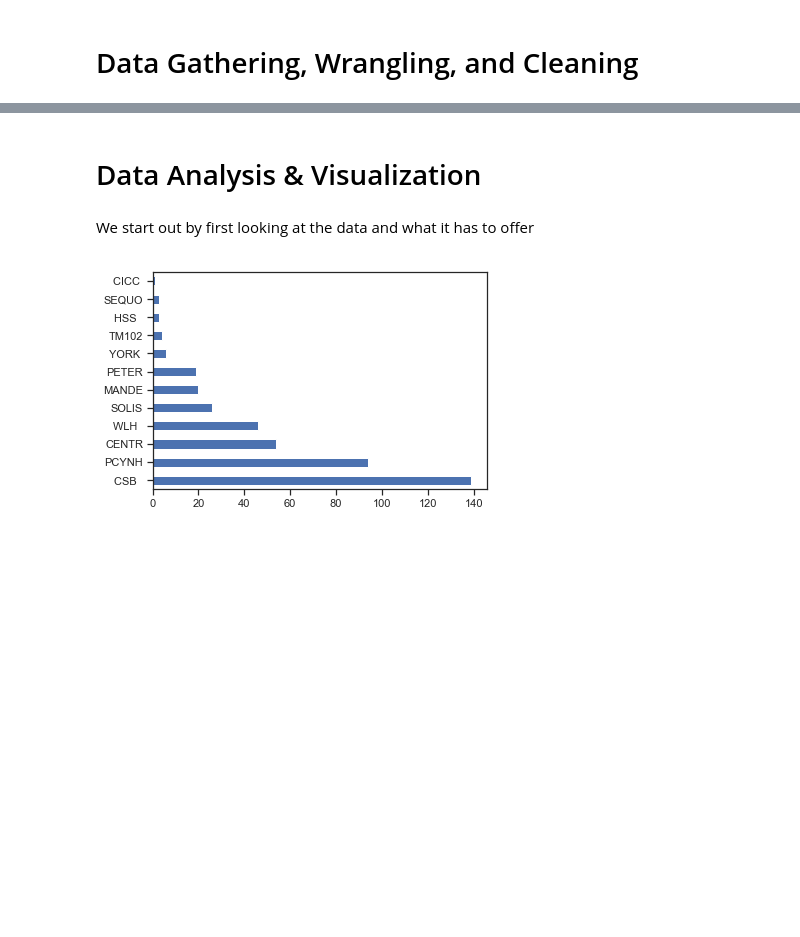
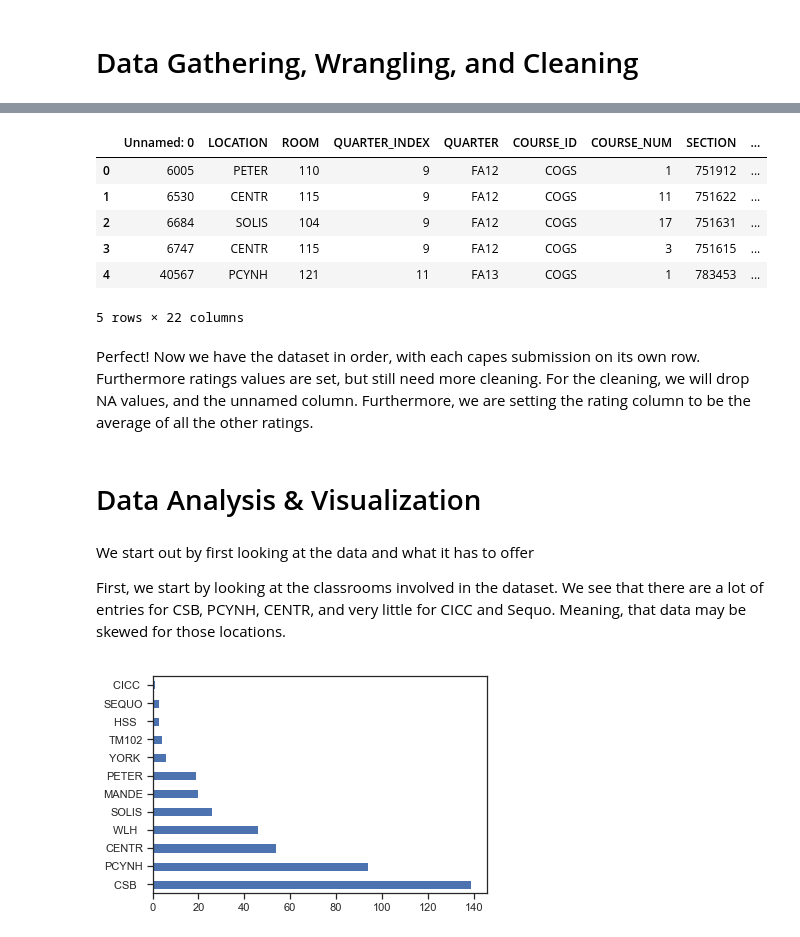
Before and after one commit to Steezy120/Magic-Classroom, a Jupyter notebook: Magic Classroom.ipynb, the cells around one changed output, grey strips where cells are left out. Saved outputs shown, nothing was run; the diff lists cells and outputs as text; code cells hidden in the pictures; blank space fills up the shorter version.

Commit message:
Update Magic Classroom.ipynb
Description Update

```diff
--- a/Magic Classroom.ipynb
+++ b/Magic Classroom.ipynb
@@ -205 +212,14 @@ See the caveats in the documentation: http://pandas.pydata.org/pandas-docs/stabl
+# %%
+df_cogs = pd.read_csv("COGS_CAPES.csv")
+df_cogs.head(5)
+# %% [output]
+|  | Unnamed: 0 | LOCATION | ROOM | QUARTER_INDEX | QUARTER | COURSE_ID | COURSE_NUM | SECTION | ... |
+| 0 | 6005 | PETER | 110 | 9 | FA12 | COGS | 1 | 751912 | ... |
+| 1 | 6530 | CENTR | 115 | 9 | FA12 | COGS | 11 | 751622 | ... |
+| 2 | 6684 | SOLIS | 104 | 9 | FA12 | COGS | 17 | 751631 | ... |
+| 3 | 6747 | CENTR | 115 | 9 | FA12 | COGS | 3 | 751615 | ... |
+| 4 | 40567 | PCYNH | 121 | 11 | FA13 | COGS | 1 | 783453 | ... |
+5 rows × 22 columns
+# %% [markdown]
+Perfect! Now we have the dataset in order, with each capes submission on its own row. Furthermore ratings values are set, but still need more cleaning. For the cleaning, we will drop NA values, and the unnamed column. Furthermore, we are setting the rating column to be the average of all the other ratings.
 # %%
@@ -212,8 +231,10 @@ df_cogs.RATING = df_cogs[['know_rating','prep_rating','audible_rating',
                           'stimu_rating']].mean(axis=1)
 # %% [markdown]
 # Data Analysis & Visualization
-# %% [markdown]
-We start out by first looking at the data and what it has to offer
+# %% [markdown]
+We start out by first looking at the data and what it has to offer
+
+First, we start by looking at the classrooms involved in the dataset. We see that there are a lot of entries for CSB, PCYNH, CENTR, and very little for CICC and Sequo. Meaning, that data may be skewed for those locations.
 # %%
 # Counts for each classroom
 df_cogs['LOCATION'].value_counts().plot(kind='barh')
```
Also changed, not shown: parts of 11 cells of this notebook.
